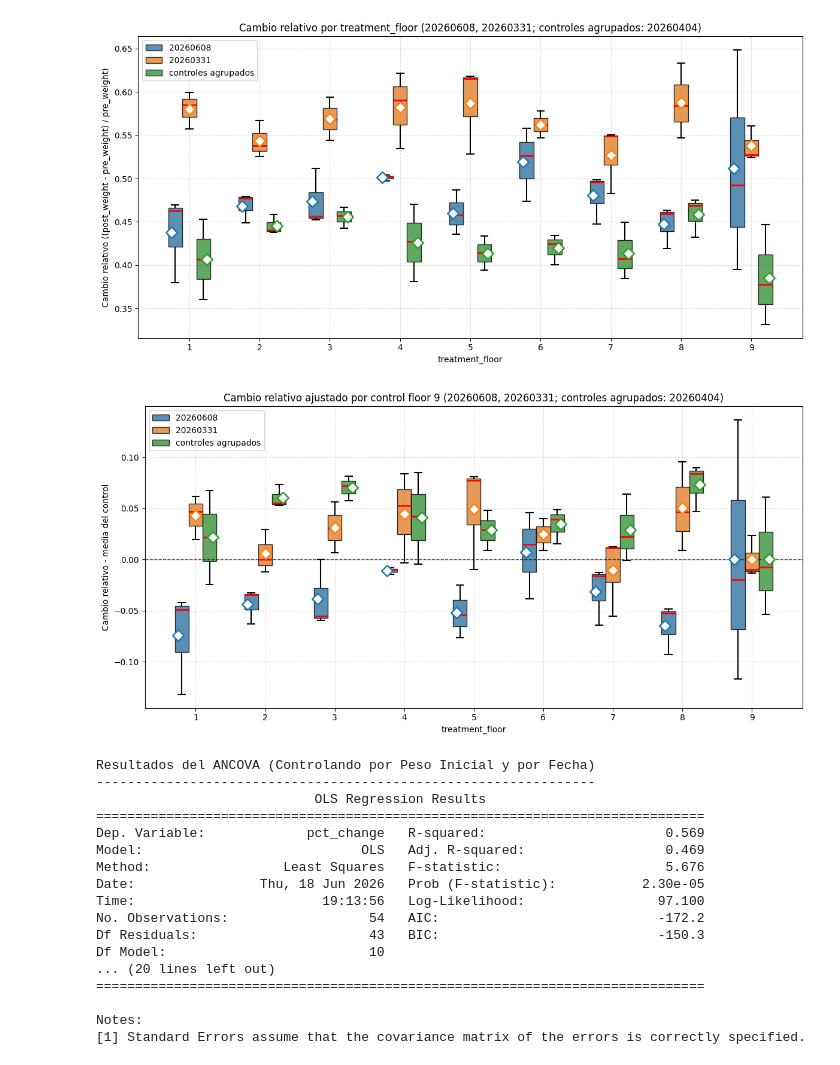
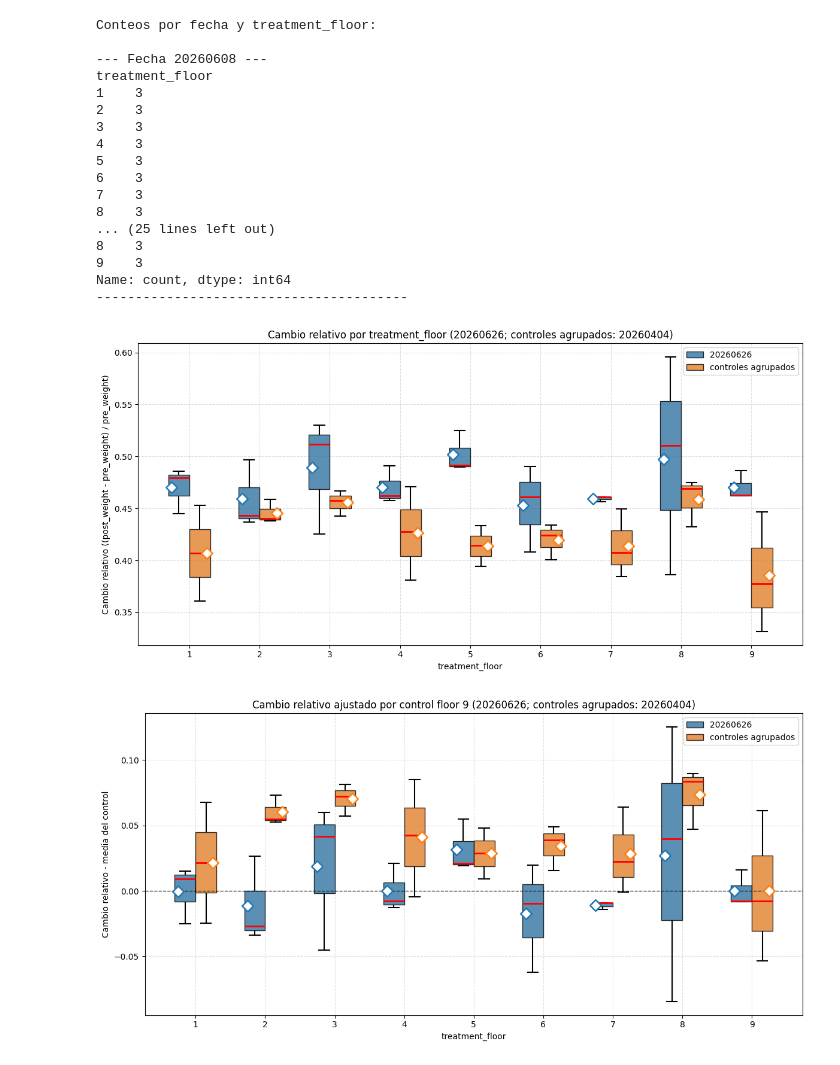
Before and after one commit to KierPrev/Magseed, a Jupyter notebook: src/notebookExperimentosIman.ipynb, the cells around one changed output. Drawn from its saved outputs; the diff is of its cells as text; code cells hidden in the pictures.

```diff
--- a/src/notebookExperimentosIman.ipynb
+++ b/src/notebookExperimentosIman.ipynb
@@ -4,10 +4,27 @@ import pandas as pd
 import seaborn as sns
 import matplotlib.pyplot as plt
 
-fechas = ["20260608", "20260331"]
+### CERAMICA
+#fechas = ["20260608", "20260331", "20260622"]
+
+### NEODIMIO
+fechas = ["20260626"]
+
 fechas_controles = ["20260404"]
 controles_label = "controles agrupados"
 experiments_dir = Path("/Users/kier/MEGA/tesina/tesis-magnetobiologia-software/data/experiments")
+
+print("Conteos por fecha y treatment_floor:")
+for f in ["20260608", "20260331", "20260622"]:
+    p = experiments_dir / f / "trays.csv"
+    if p.exists():
+        temp_df = pd.read_csv(p)
+        print(f"\n--- Fecha {f} ---")
+        # Cuenta cuántos hay por cada piso y los ordena por el número de piso
+        print(temp_df["treatment_floor"].value_counts().sort_index())
+    else:
+        print(f"\nFecha {f}: Archivo no encontrado")
+print("-" * 40)
 
 def cargar_trays(fecha, grupo_grafica):
     trays_path = experiments_dir / fecha / "trays.csv"
@@ -106,65 +123,49 @@ sns.boxplot(
     capprops={"color": "k", "linewidth": 1.5},
     boxprops={"alpha": 0.8, "edgecolor": "k"}
 )
 
 # Media ajustada por treatment_floor y fecha como rombo blanco
 mean_adjusted_df = df.groupby(["treatment_floor", "grupo_grafica"], as_index=False)["pct_change_control_adjusted"].mean()
 for grupo in grupo_order:
     grupo_means = mean_adjusted_df[mean_adjusted_df["grupo_grafica"] == grupo]
     x_positions = [floor_order.index(floor) + offsets[grupo] for floor in grupo_means["treatment_floor"]]
     plt.scatter(
         x_positions,
         grupo_means["pct_change_control_adjusted"],
         marker="D",
         s=90,
         facecolors="white",
         edgecolors=palette[grupo],
         linewidths=1.8,
         zorder=10,
     )
 
 plt.axhline(0, color="k", linewidth=1, linestyle="--", alpha=0.7)
 plt.xlabel("treatment_floor")
 plt.ylabel("Cambio relativo - media del control")
 plt.title(f"Cambio relativo ajustado por control floor {control_floor} ({titulo_grupos})")
 plt.xticks(range(len(floor_order)), floor_order)
 plt.grid(True, linestyle="--", alpha=0.4)
 plt.legend(loc="best")
 plt.tight_layout()
 plt.show()
 # %% [output]
+Conteos por fecha y treatment_floor:
+
+--- Fecha 20260608 ---
+treatment_floor
+1    3
+2    3
+3    3
+4    3
+5    3
+6    3
+7    3
+8    3
+... (25 lines left out)
+8    3
+9    3
+Name: count, dtype: int64
+----------------------------------------
-[figure, old version]
+[figure, new version]
-[figure, old version]
+[figure, new version]
-# %%
-import statsmodels.formula.api as smf
-
-# Filtramos solo los datos de los experimentos principales (ignoramos el control extra de abril por ahora)
-df_experimentos = df[df["fecha"].isin(["20260331", "20260608"])].copy()
-
-# Ajustamos un modelo ANCOVA multivariable
-# Dependiente: pct_change
-# Covariable continua: pre_weight
-# Factores categóricos: treatment_floor y fecha
-modelo_completo = smf.ols('pct_change ~ pre_weight + C(treatment_floor) + C(fecha)', data=df_experimentos).fit()
-
-print("Resultados del ANCOVA (Controlando por Peso Inicial y por Fecha)")
-print("----------------------------------------------------------------")
-print(modelo_completo.summary())
-# %% [output]
-Resultados del ANCOVA (Controlando por Peso Inicial y por Fecha)
-----------------------------------------------------------------
-                            OLS Regression Results
-==============================================================================
-Dep. Variable:             pct_change   R-squared:                       0.569
-Model:                            OLS   Adj. R-squared:                  0.469
-Method:                 Least Squares   F-statistic:                     5.676
-Date:                Thu, 18 Jun 2026   Prob (F-statistic):           2.30e-05
-Time:                        19:13:56   Log-Likelihood:                 97.100
-No. Observations:                  54   AIC:                            -172.2
-Df Residuals:                      43   BIC:                            -150.3
-Df Model:                          10
-... (20 lines left out)
-==============================================================================
-
-Notes:
-[1] Standard Errors assume that the covariance matrix of the errors is correctly specified.
```
Also changed, not shown: parts of 4 cells of this notebook, 14 other files.
